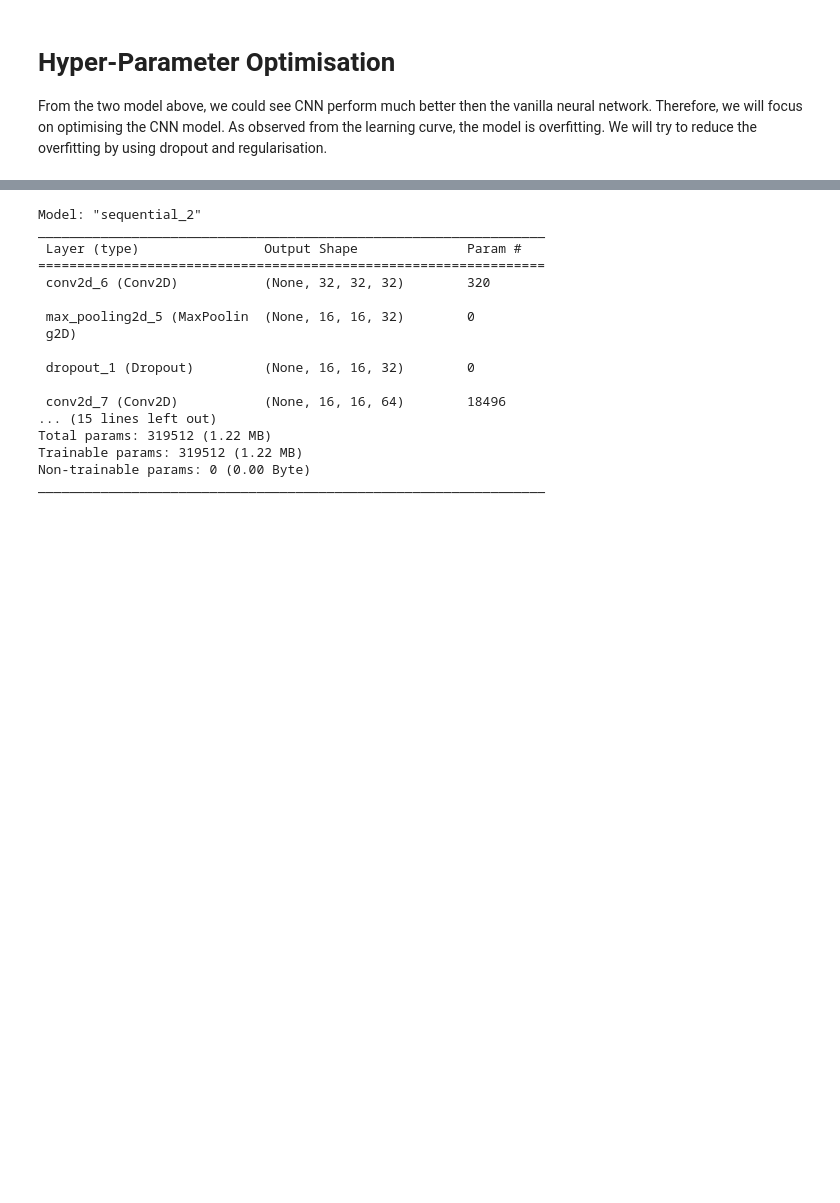
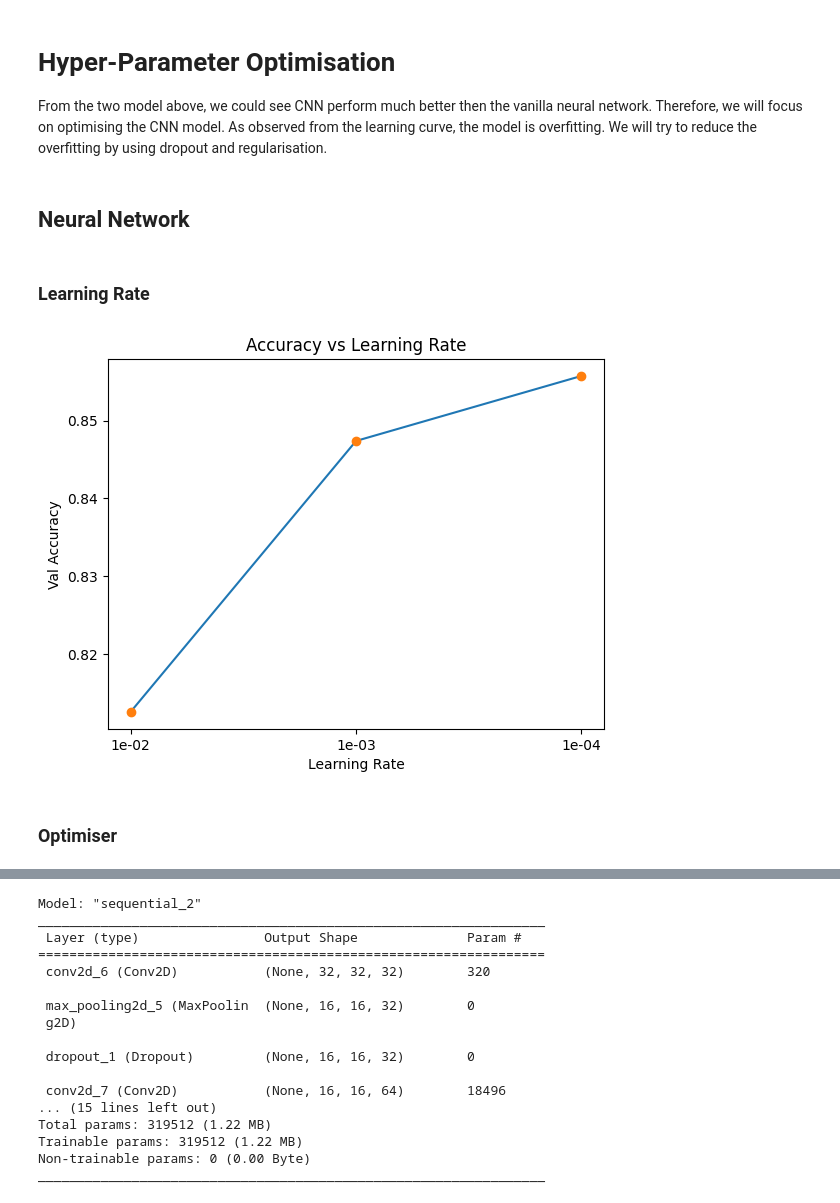
Before and after one commit to robinviltoriano/sign_language, a Jupyter notebook: Assignment3_UMLT_2024_instructions.ipynb, the cells around one changed output, grey strips where cells are left out. Drawn from its saved outputs; the diff is of its cells as text; code cells hidden in the pictures; blank space fills up the shorter version.

```diff
--- a/Assignment3_UMLT_2024_instructions.ipynb
+++ b/Assignment3_UMLT_2024_instructions.ipynb
@@ -519,3 +531,30 @@ The CNN model above has 19.0040 number of parameters. The model is trained for 1
 # Hyper-Parameter Optimisation
 
 From the two model above, we could see CNN perform much better then the vanilla neural network. Therefore, we will focus on optimising the CNN model. As observed from the learning curve, the model is overfitting. We will try to reduce the overfitting by using dropout and regularisation.
+# %% [markdown]
+## Neural Network
+# %% [markdown]
+### Learning Rate
+# %%
+layers = [128, 128, 64, 64, 32]
+learning_rates = [1e-2, 1e-3, 1e-4]
+evaluation_nn_lr = []
+
+for lr in tqdm(learning_rates):
+    model_nn = create_nn_model(input_shape, layers, optimizer=keras.optimizers.legacy.Adam, learningrate=0.001)
+    history = model_nn.fit(X_train, y_train, epochs=10, batch_size=32, validation_data=(X_val, y_val), verbose=0)
+    max_val_acc = np.max(history.history['val_accuracy'])
+    evaluation_nn_lr.append(max_val_acc)
+# %%
+learning_rates_names = [f'{lr:.0e}' for lr in learning_rates]
+
+plt.plot(learning_rates_names, evaluation_nn_lr)
+plt.plot(learning_rates_names, evaluation_nn_lr,'o')
+plt.title('Accuracy vs Learning Rate')
+plt.xlabel('Learning Rate')
+plt.ylabel('Val Accuracy')
+plt.show()
+# %% [output]
+[figure, added]
+# %% [markdown]
+### Optimiser
```
Also changed, not shown: parts of 25 cells of this notebook.
